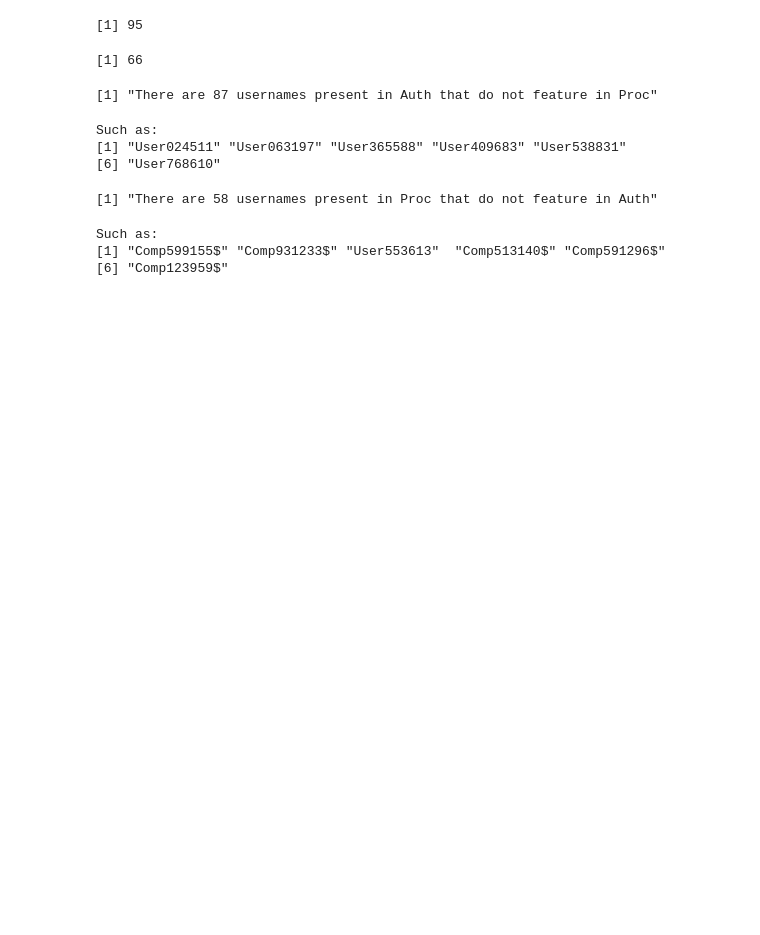
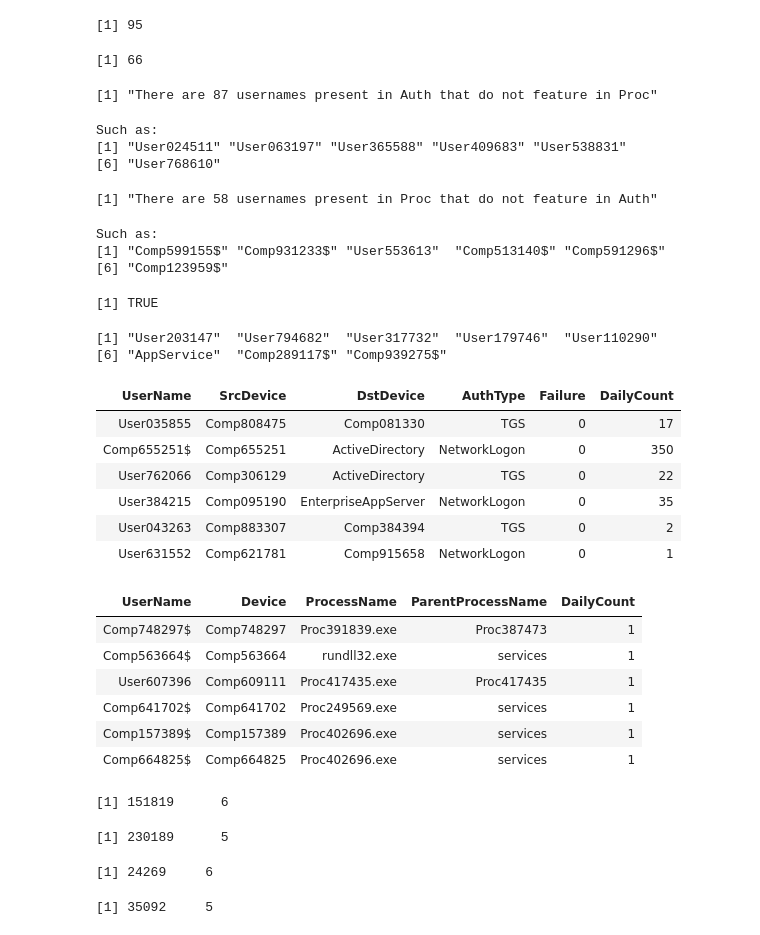
Before and after one commit to gabejg/Advanced-Cyber-Analytics-for-Attack-Detection, a Jupyter notebook: Alex/Comparing Usernames.ipynb, the cells around one changed output. Saved outputs shown, nothing was run; the diff lists cells and outputs as text; code cells hidden in the pictures; blank space fills up the shorter version.

```diff
--- a/Alex/Comparing Usernames.ipynb
+++ b/Alex/Comparing Usernames.ipynb
@@ -46,3 +54,12 @@ Such as:
 Such as:
 [1] "Comp599155$" "Comp931233$" "User553613"  "Comp513140$" "Comp591296$"
 [6] "Comp123959$"
+# %%
+Common <- AU[AU%in%PU==TRUE]
+identical(Common[order(Common)], PU[PU%in%AU==TRUE][order(PU[PU%in%AU==TRUE])], attrib.as.set = TRUE)
+
+print(Common)
+# %% [output]
+[1] TRUE
+[1] "User203147"  "User794682"  "User317732"  "User179746"  "User110290"
+[6] "AppService"  "Comp289117$" "Comp939275$"
@@ -48,0 +73,36 @@ Such as:
+# %%
+head(Auth)
+head(Proc)
+# %% [output]
+| UserName | SrcDevice | DstDevice | AuthType | Failure | DailyCount |
+| User035855 | Comp808475 | Comp081330 | TGS | 0 | 17 |
+| Comp655251$ | Comp655251 | ActiveDirectory | NetworkLogon | 0 | 350 |
+| User762066 | Comp306129 | ActiveDirectory | TGS | 0 | 22 |
+| User384215 | Comp095190 | EnterpriseAppServer | NetworkLogon | 0 | 35 |
+| User043263 | Comp883307 | Comp384394 | TGS | 0 | 2 |
+| User631552 | Comp621781 | Comp915658 | NetworkLogon | 0 | 1 |
+| UserName | Device | ProcessName | ParentProcessName | DailyCount |
+| Comp748297$ | Comp748297 | Proc391839.exe | Proc387473 | 1 |
+| Comp563664$ | Comp563664 | rundll32.exe | services | 1 |
+| User607396 | Comp609111 | Proc417435.exe | Proc417435 | 1 |
+| Comp641702$ | Comp641702 | Proc249569.exe | services | 1 |
+| Comp157389$ | Comp157389 | Proc402696.exe | services | 1 |
+| Comp664825$ | Comp664825 | Proc402696.exe | services | 1 |
+# %%
+MalAuth <- Auth[Auth$UserName%in%AU, ]
+MalProc <- Proc[Proc$UserName%in%PU, ]
+
+dim(MalAuth)
+dim(MalProc)
+# %% [output]
+[1] 151819      6
+[1] 230189      5
+# %%
+CommAuth <- Auth[Auth$UserName%in%Common, ]
+CommProc <- Proc[Proc$UserName%in%Common, ]
+
+dim(CommAuth)
+dim(CommProc)
+# %% [output]
+[1] 24269     6
+[1] 35092     5
```
Also changed, not shown: parts of 12 cells of this notebook.
